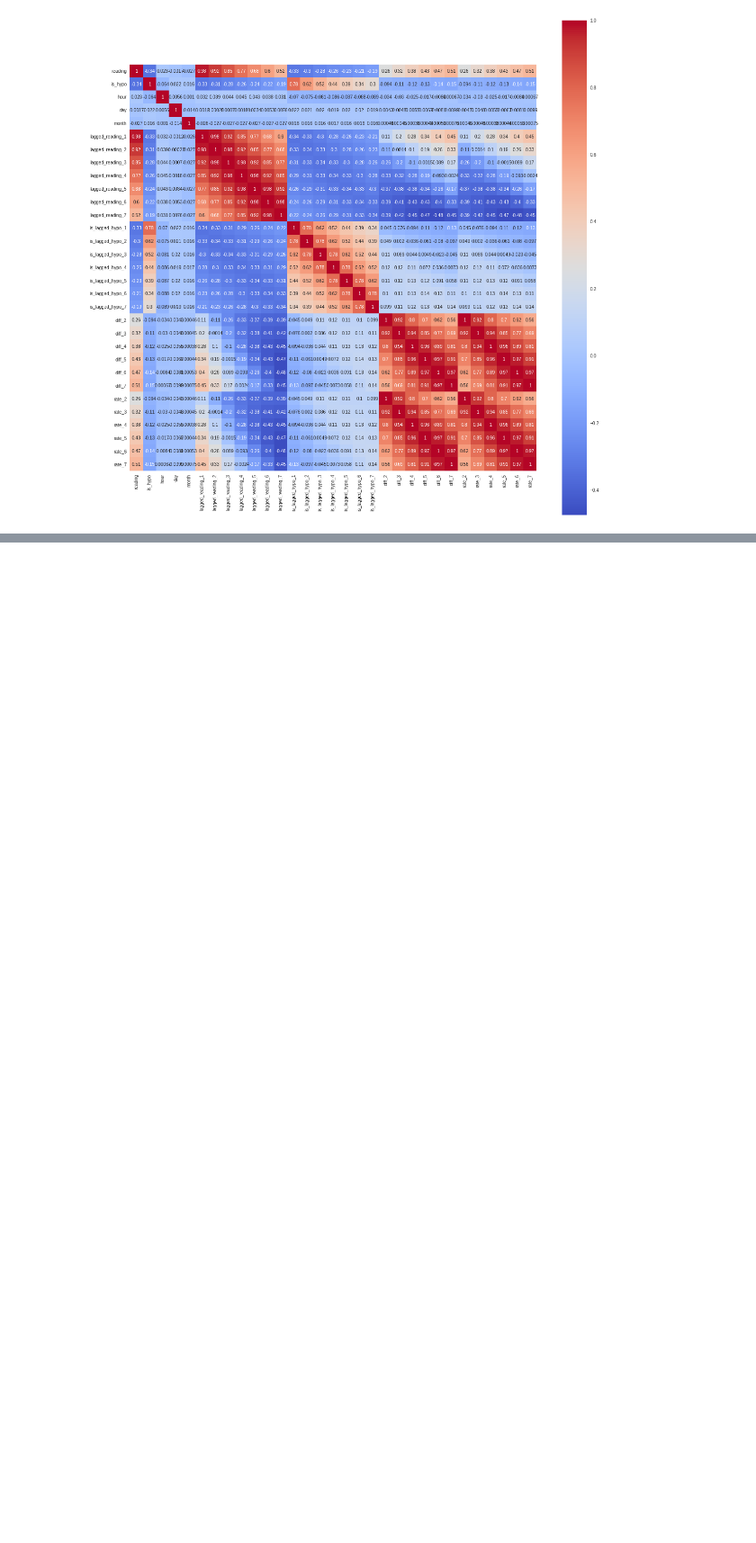
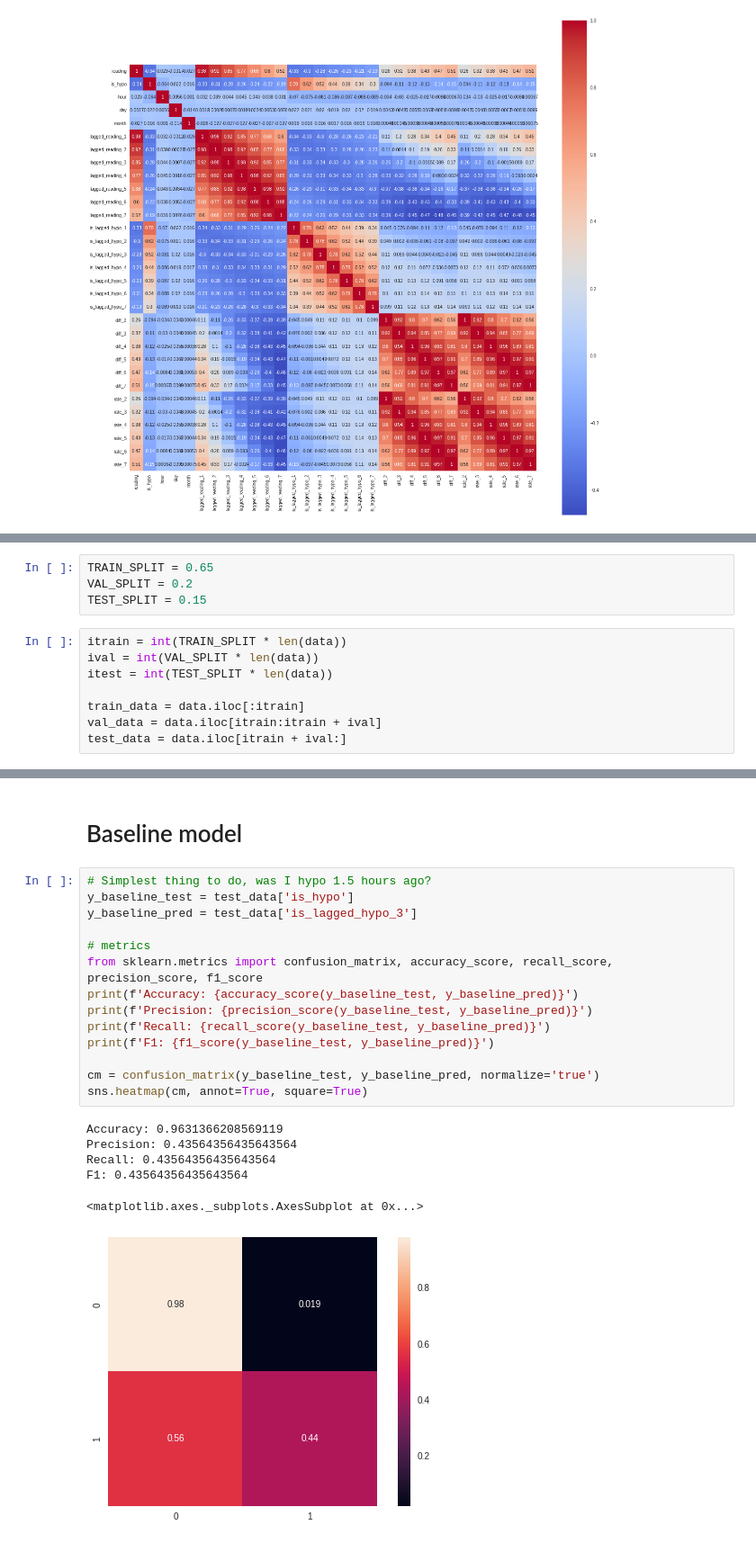
Before and after one commit to sdysch/diabetes-ml, a Jupyter notebook: hypo_prediction.ipynb, the cells around one changed output, grey strips where cells are left out. Shown at 90% size. Cells and saved outputs as stored; diff of their text form; blank space fills up the shorter version.

Commit message:
Baseline model

```diff
--- a/hypo_prediction.ipynb
+++ b/hypo_prediction.ipynb
@@ -266,0 +264,12 @@ plt.show()
+# %%
+TRAIN_SPLIT = 0.65
+VAL_SPLIT = 0.2
+TEST_SPLIT = 0.15
+# %%
+itrain = int(TRAIN_SPLIT * len(data))
+ival = int(VAL_SPLIT * len(data))
+itest = int(TEST_SPLIT * len(data))
+
+train_data = data.iloc[:itrain]
+val_data = data.iloc[itrain:itrain + ival]
+test_data = data.iloc[itrain + ival:]
@@ -266,0 +317,23 @@ plt.show()
+# %% [markdown]
+# Baseline model
+# %%
+# Simplest thing to do, was I hypo 1.5 hours ago?
+y_baseline_test = test_data['is_hypo']
+y_baseline_pred = test_data['is_lagged_hypo_3']
+
+# metrics
+from sklearn.metrics import confusion_matrix, accuracy_score, recall_score, precision_score, f1_score
+print(f'Accuracy: {accuracy_score(y_baseline_test, y_baseline_pred)}')
+print(f'Precision: {precision_score(y_baseline_test, y_baseline_pred)}')
+print(f'Recall: {recall_score(y_baseline_test, y_baseline_pred)}')
+print(f'F1: {f1_score(y_baseline_test, y_baseline_pred)}')
+
+cm = confusion_matrix(y_baseline_test, y_baseline_pred, normalize='true')
+sns.heatmap(cm, annot=True, square=True)
+# %% [output]
+Accuracy: 0.9631366208569119
+Precision: 0.43564356435643564
+Recall: 0.43564356435643564
+F1: 0.43564356435643564
+<matplotlib.axes._subplots.AxesSubplot at 0x...>
+[figure, added]
```
Also changed, not shown: parts of 7 cells of this notebook, 1 other file.
